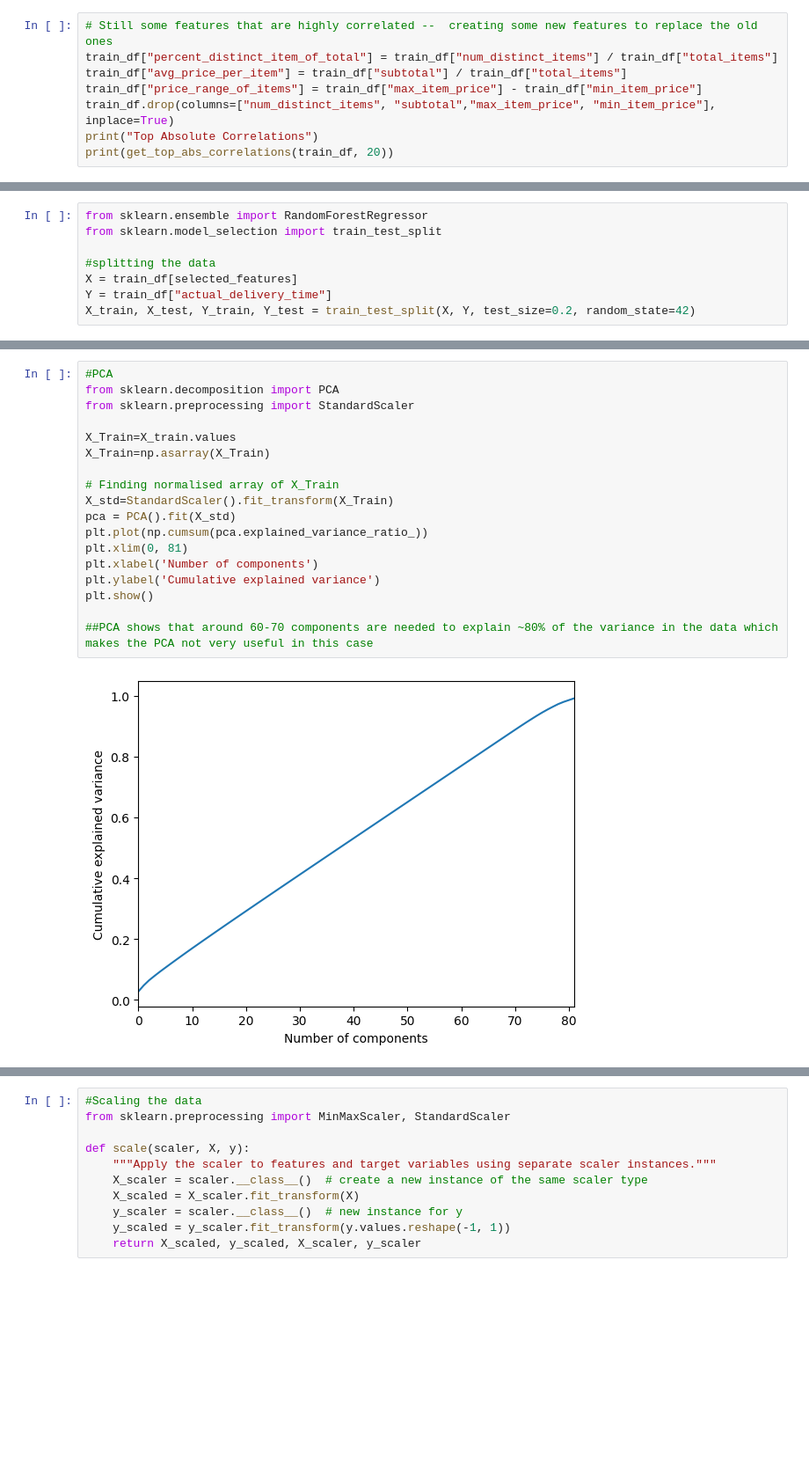
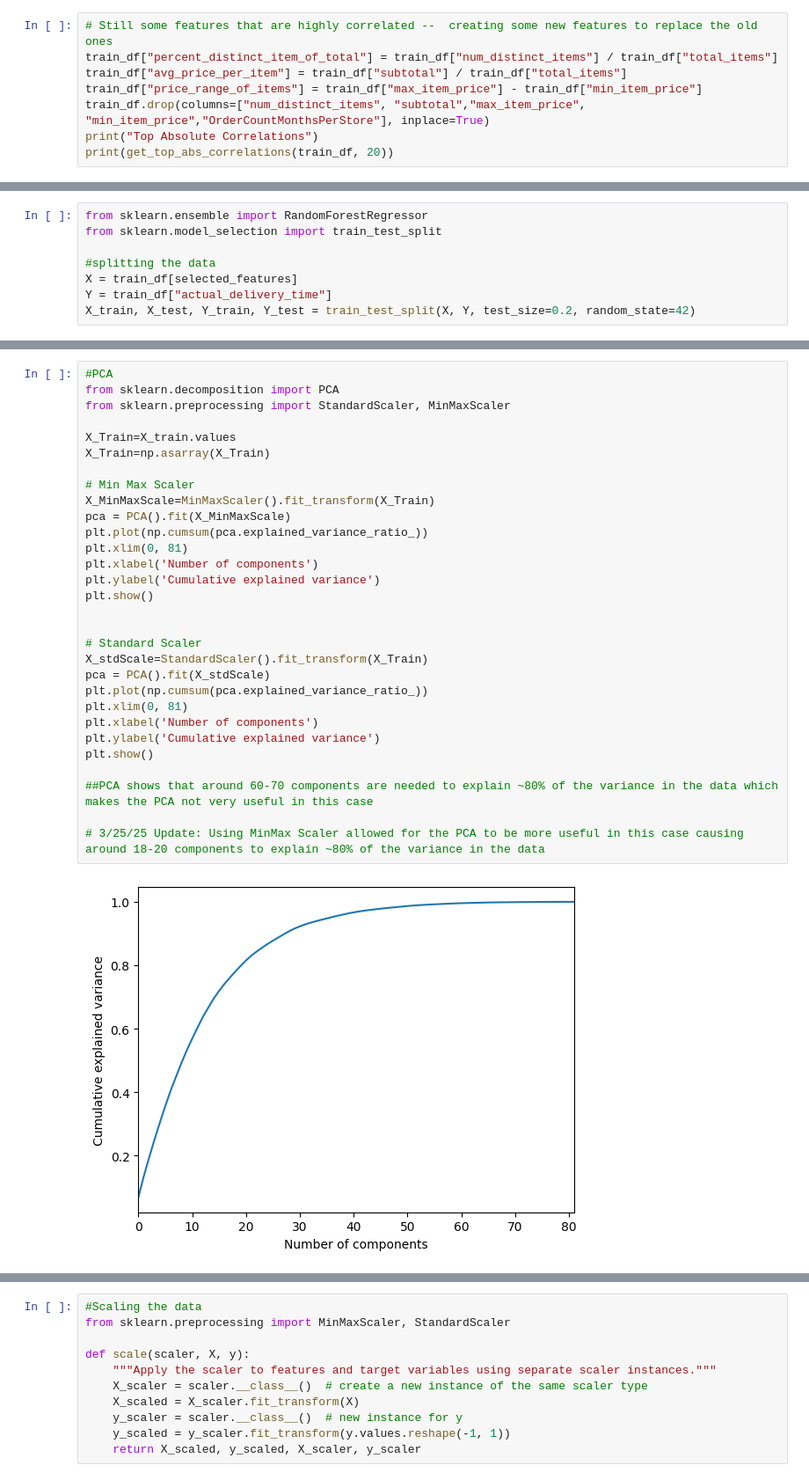
Before and after one commit to zkontor/DoorDashModels, a Jupyter notebook: Models/models.ipynb, the cells around one changed output, grey strips where cells are left out. Shown: that part at 88% size. Saved outputs shown, nothing was run; the diff lists cells and outputs as text; blank space fills up the shorter version.

```diff
--- a/Models/models.ipynb
+++ b/Models/models.ipynb
@@ -265,7 +265,7 @@ dtype: float64
 train_df["percent_distinct_item_of_total"] = train_df["num_distinct_items"] / train_df["total_items"]
 train_df["avg_price_per_item"] = train_df["subtotal"] / train_df["total_items"]
 train_df["price_range_of_items"] = train_df["max_item_price"] - train_df["min_item_price"]
-train_df.drop(columns=["num_distinct_items", "subtotal","max_item_price", "min_item_price"], inplace=True)
+train_df.drop(columns=["num_distinct_items", "subtotal","max_item_price", "min_item_price","OrderCountMonthsPerStore"], inplace=True)
 print("Top Absolute Correlations")
 print(get_top_abs_correlations(train_df, 20))
 # %% [output]
@@ -385,20 +385,32 @@ plt.show()
 # %%
 #PCA
 from sklearn.decomposition import PCA
-from sklearn.preprocessing import StandardScaler
+from sklearn.preprocessing import StandardScaler, MinMaxScaler
 
 X_Train=X_train.values
 X_Train=np.asarray(X_Train)
 
-# Finding normalised array of X_Train
-X_std=StandardScaler().fit_transform(X_Train)
-pca = PCA().fit(X_std)
+# Min Max Scaler
+X_MinMaxScale=MinMaxScaler().fit_transform(X_Train)
+pca = PCA().fit(X_MinMaxScale)
+plt.plot(np.cumsum(pca.explained_variance_ratio_))
+plt.xlim(0, 81)
+plt.xlabel('Number of components')
+plt.ylabel('Cumulative explained variance')
+plt.show()
+
+
+# Standard Scaler
+X_stdScale=StandardScaler().fit_transform(X_Train)
+pca = PCA().fit(X_stdScale)
 plt.plot(np.cumsum(pca.explained_variance_ratio_))
 plt.xlim(0, 81)
 plt.xlabel('Number of components')
 plt.ylabel('Cumulative explained variance')
 plt.show()
 
 ##PCA shows that around 60-70 components are needed to explain ~80% of the variance in the data which makes the PCA not very useful in this case
+
+# 3/25/25 Update: Using MinMax Scaler allowed for the PCA to be more useful in this case causing around 18-20 components to explain ~80% of the variance in the data
 # %% [output]
-[figure, old version]
+[figure, new version]
```
Also changed, not shown: parts of 5 cells of this notebook.
